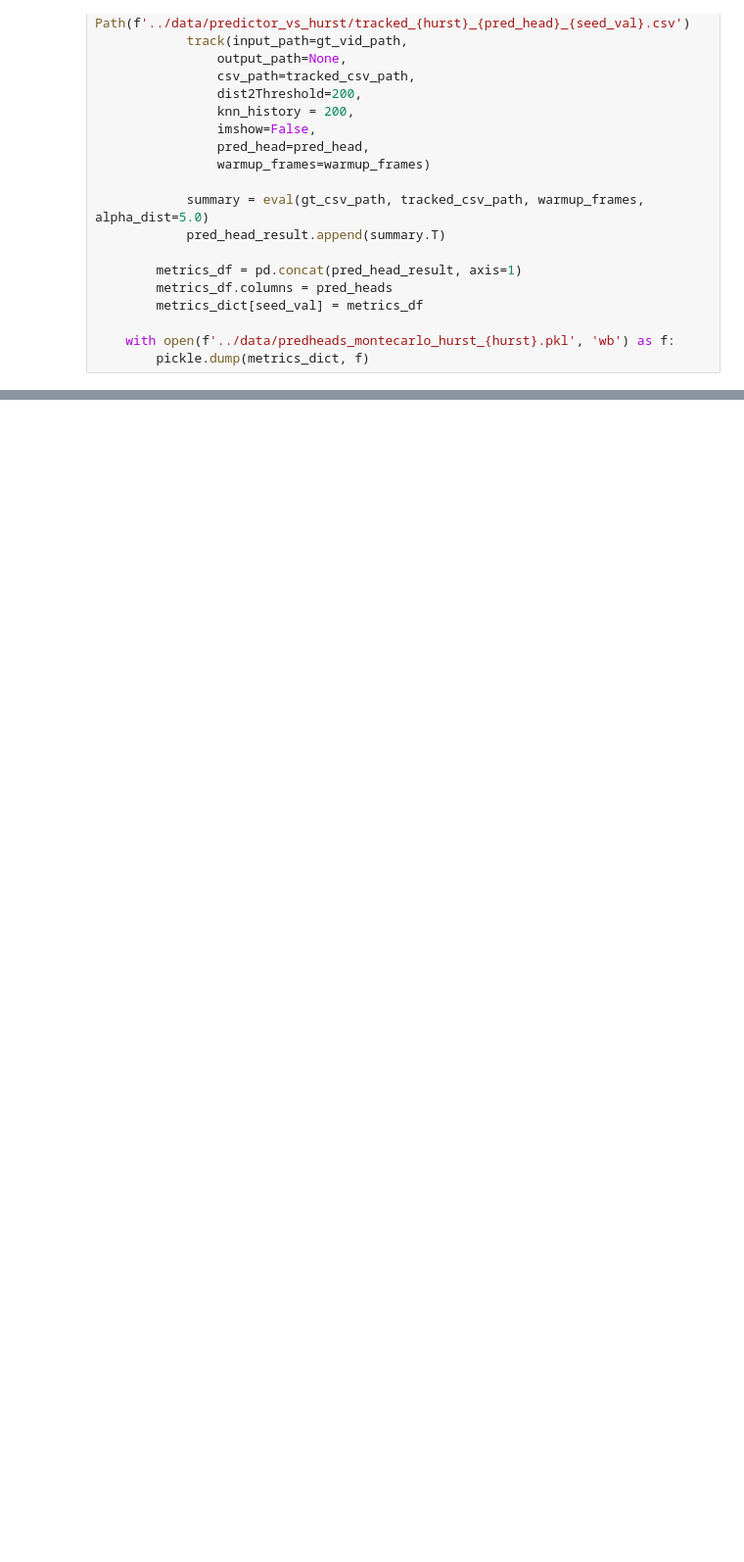
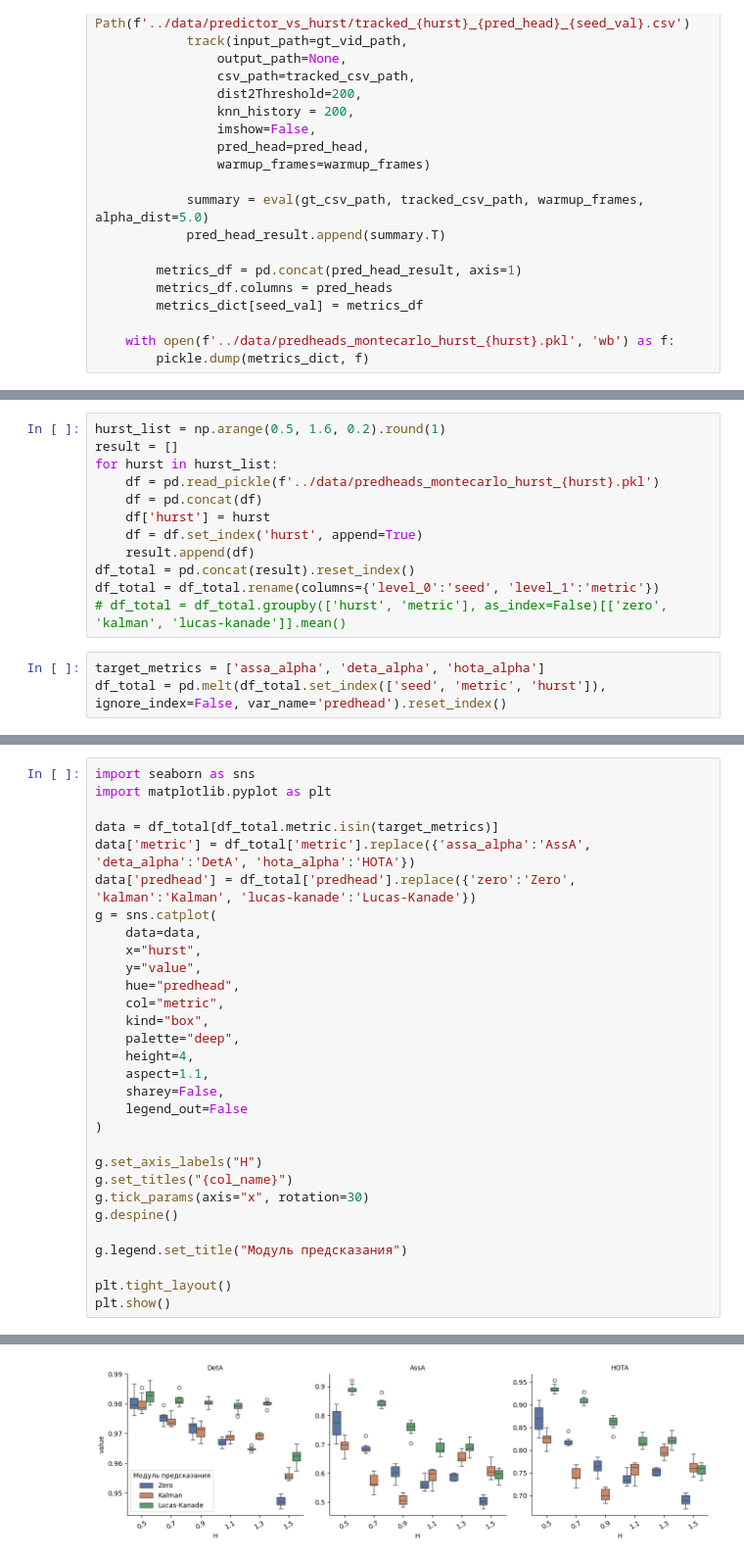
Before and after one commit to Shamaich1337/NMOT, a Jupyter notebook: notebooks/pred_vs_hurst.ipynb, the cells around one changed output, grey strips where cells are left out. Shown at 98% size. Saved outputs shown, nothing was run; the diff lists cells and outputs as text; blank space fills up the shorter version.

Commit message:
fix: maybe diff btween hurst and ant num plots bcause ellipse is difficult to track rather then circle

```diff
--- a/notebooks/pred_vs_hurst.ipynb
+++ b/notebooks/pred_vs_hurst.ipynb
@@ -202,0 +205,15 @@ for hurst in hurst_list:
+# %%
+hurst_list = np.arange(0.5, 1.6, 0.2).round(1)
+result = []
+for hurst in hurst_list:
+    df = pd.read_pickle(f'../data/predheads_montecarlo_hurst_{hurst}.pkl')
+    df = pd.concat(df)
+    df['hurst'] = hurst
+    df = df.set_index('hurst', append=True)
+    result.append(df)
+df_total = pd.concat(result).reset_index()
+df_total = df_total.rename(columns={'level_0':'seed', 'level_1':'metric'})
+# df_total = df_total.groupby(['hurst', 'metric'], as_index=False)[['zero', 'kalman', 'lucas-kanade']].mean()
+# %%
+target_metrics = ['assa_alpha', 'deta_alpha', 'hota_alpha']
+df_total = pd.melt(df_total.set_index(['seed', 'metric', 'hurst']), ignore_index=False, var_name='predhead').reset_index()
@@ -202,0 +236,31 @@ for hurst in hurst_list:
+# %%
+import seaborn as sns
+import matplotlib.pyplot as plt
+
+data = df_total[df_total.metric.isin(target_metrics)]
+data['metric'] = df_total['metric'].replace({'assa_alpha':'AssA', 'deta_alpha':'DetA', 'hota_alpha':'HOTA'})
+data['predhead'] = df_total['predhead'].replace({'zero':'Zero', 'kalman':'Kalman', 'lucas-kanade':'Lucas-Kanade'})
+g = sns.catplot(
+    data=data,
+    x="hurst",
+    y="value",
+    hue="predhead",
+    col="metric",
+    kind="box",
+    palette="deep",
+    height=4,
+    aspect=1.1,
+    sharey=False,
+    legend_out=False
+)
+
+g.set_axis_labels("H")
+g.set_titles("{col_name}")
+g.tick_params(axis="x", rotation=30)
+g.despine()
+
+g.legend.set_title("Модуль предсказания")
+
+plt.tight_layout()
+plt.show()
+# %% [output]
@@ -202,0 +277 @@ for hurst in hurst_list:
+[figure, added]
```
Also changed, not shown: parts of 4 cells of this notebook.
